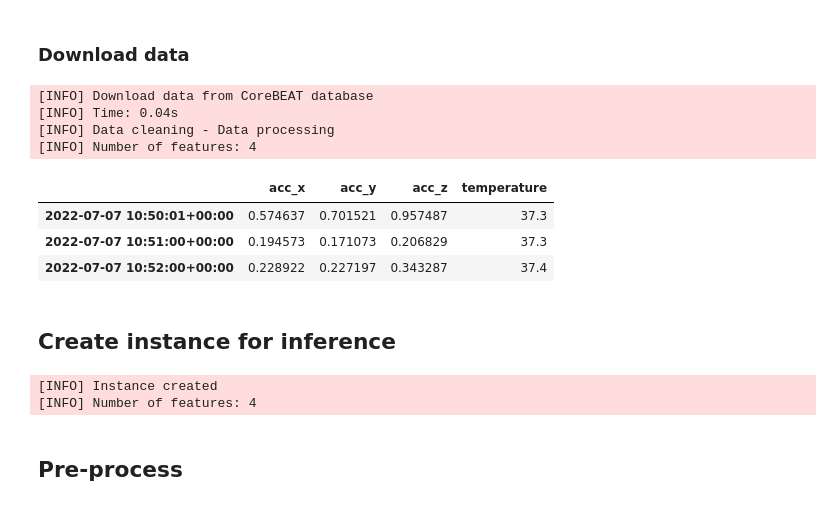
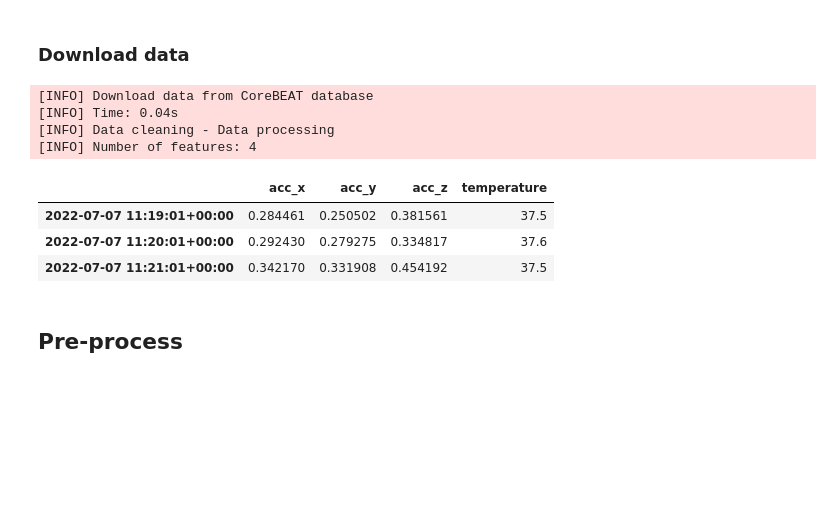
Before and after one commit to ioannislivieris/DeploymentProject, a Jupyter notebook: 02. Serving model.ipynb, the cells around one changed output. Cells and saved outputs as stored; diff of their text form; code cells hidden in the pictures; blank space fills up the shorter version.

```diff
--- a/02. Serving model.ipynb
+++ b/02. Serving model.ipynb
@@ -148,49 +148,38 @@ df = influx.client.query(f'SELECT * from {influx_measurement} order by time DESC
 df = df[ influx_measurement ]
 #
 if VERBOSE:
     logger.info('[INFO] Download data from CoreBEAT database')
     logger.info('[INFO] Time: {:.2f}s'.format(time.time() - start_timer))
 
 
 
 # Preprocess data
 #
 df = df[ df['beat_box_id'] == Sensor]
 
 #
 del df['beat_box_id']
 
 
 # Get only the last -Lag- required measurements
 #
-df = df[-Lag:]
+df = df[-Lag-1:-1]
 
 
 if VERBOSE:
     logger.info('[INFO] Data cleaning - Data processing')
     logger.info('[INFO] Number of features: {}'.format(df.shape[1]))
 
-df.head( 3 )
+df.tail( 3 )
 # %% [output]
 [INFO] Download data from CoreBEAT database
 [INFO] Time: 0.04s
 [INFO] Data cleaning - Data processing
 [INFO] Number of features: 4
 |  | acc_x | acc_y | acc_z | temperature |
-| 2022-07-07 10:50:01+00:00 | 0.574637 | 0.701521 | 0.957487 | 37.3 |
-| 2022-07-07 10:51:00+00:00 | 0.194573 | 0.171073 | 0.206829 | 37.3 |
-| 2022-07-07 10:52:00+00:00 | 0.228922 | 0.227197 | 0.343287 | 37.4 |
+| 2022-07-07 11:19:01+00:00 | 0.284461 | 0.250502 | 0.381561 | 37.5 |
+| 2022-07-07 11:20:01+00:00 | 0.292430 | 0.279275 | 0.334817 | 37.6 |
+| 2022-07-07 11:21:01+00:00 | 0.342170 | 0.331908 | 0.454192 | 37.5 |
-# %% [markdown]
-## Create instance for inference
-# %%
-Instance = df.to_numpy()
-
-if VERBOSE:
-    logger.info('[INFO] Instance created')
-    logger.info('[INFO] Number of features: {}'.format(Instance.shape[1]))
-# %% [output]
-[INFO] Instance created
-[INFO] Number of features: 4
 # %% [markdown]
 ## Pre-process
 # %%
```
Also changed, not shown: parts of 4 cells of this notebook, 7 other files.
